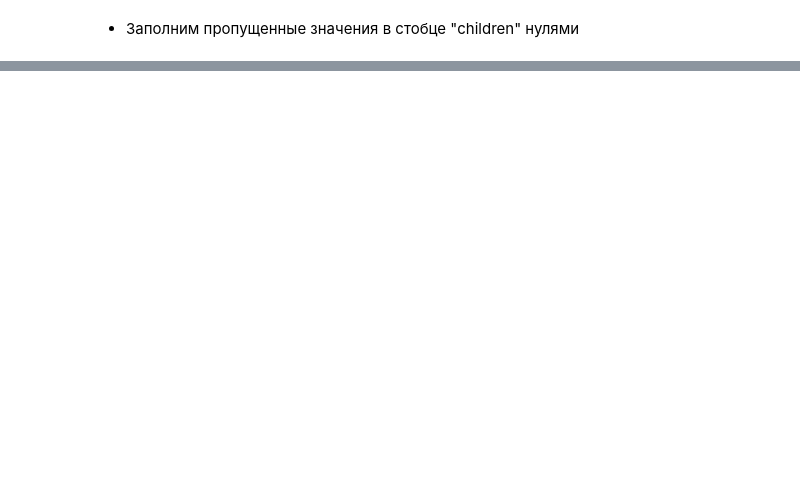
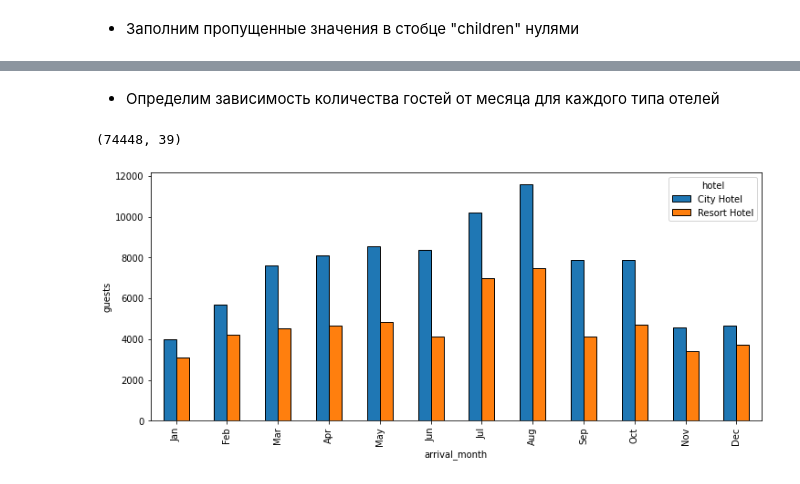
Before and after one commit to zaikovskaiaav/EDA_Hotel_Booking, a Jupyter notebook: eda.ipynb, the cells around one changed output, grey strips where cells are left out. Cells and saved outputs as stored; diff of their text form; code cells hidden in the pictures; blank space fills up the shorter version.

```diff
--- a/eda.ipynb
+++ b/eda.ipynb
@@ -239,0 +231,3 @@ df.plot()
+# %%
+df = df[df['adults'] > 0]
+df.shape
@@ -239,0 +238,4 @@ df.plot()
+# %%
+df = df[~((df['is_canceled'] == 1) & (df['reservation_status'] == 'Check-Out'))]
+df = df[~((df['is_canceled'] == 0) & (df['reservation_status'] != 'Check-Out'))]
+df.shape
@@ -239,0 +252,19 @@ df.plot()
+# %% [markdown]
+- Определим зависимость количества гостей от месяца для каждого типа отелей
+# %%
+df['guests'] = df.apply(lambda x: (x["adults"]+x["children"]+x["babies"]), axis=1) # Создадим столбец с общим числом гостей
+# Создадим столбец с месяцем прибытия в формате даты
+df['arrival_date_month_num'] = pd.to_datetime(df['arrival_date_month'], format = "%B")
+# %%
+df_visits = df[df['is_canceled']==0]  # Выберем только неотменённые бронирования
+df_visits.shape
+# %% [output]
+(74448, 39)
+# %%
+guests_by_month = pd.pivot_table(data=df_visits, index = "arrival_date_month_num",
+               columns="hotel", values="guests", aggfunc = "sum").plot(figsize=(12,5),
+               kind = "bar", xlabel="arrival_month", ylabel="guests", edgecolor = 'black')
+ax = plt.gca()
+xticklabels = ax.set_xticklabels(["Jan", "Feb", "Mar", "Apr", "May", "Jun", "Jul", "Aug", "Sep", "Oct", "Nov", "Dec"])
+# %% [output]
+[figure, added]
```
Also changed, not shown: parts of 49 cells of this notebook.
